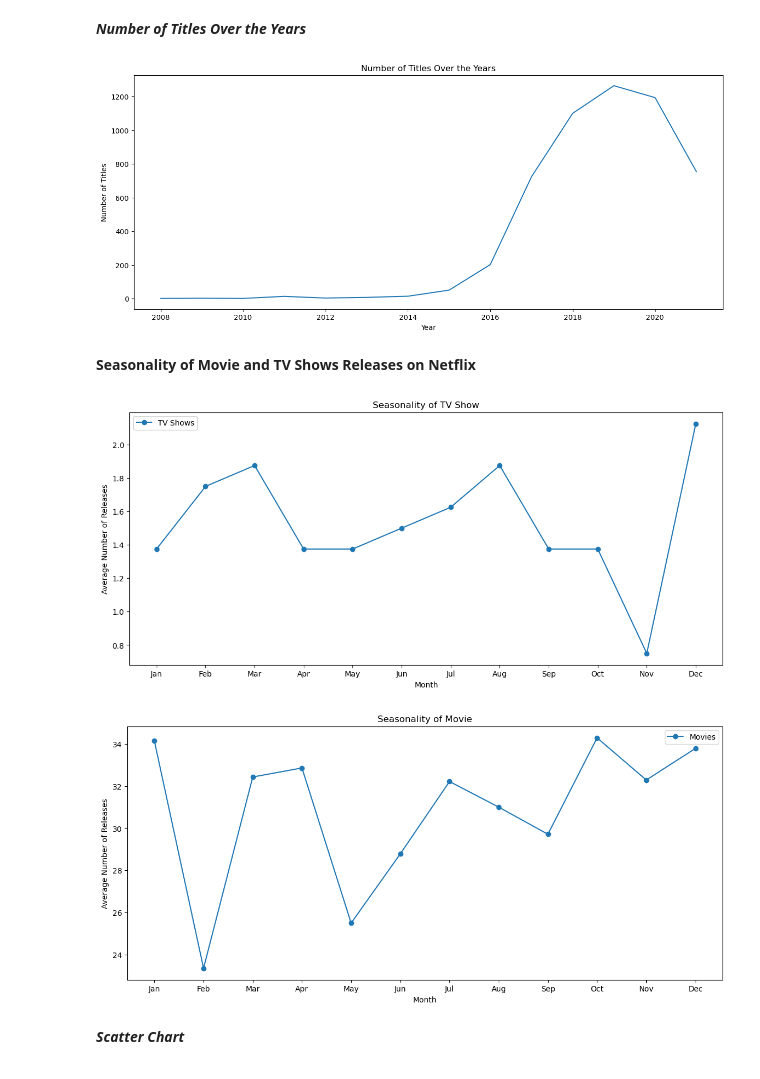
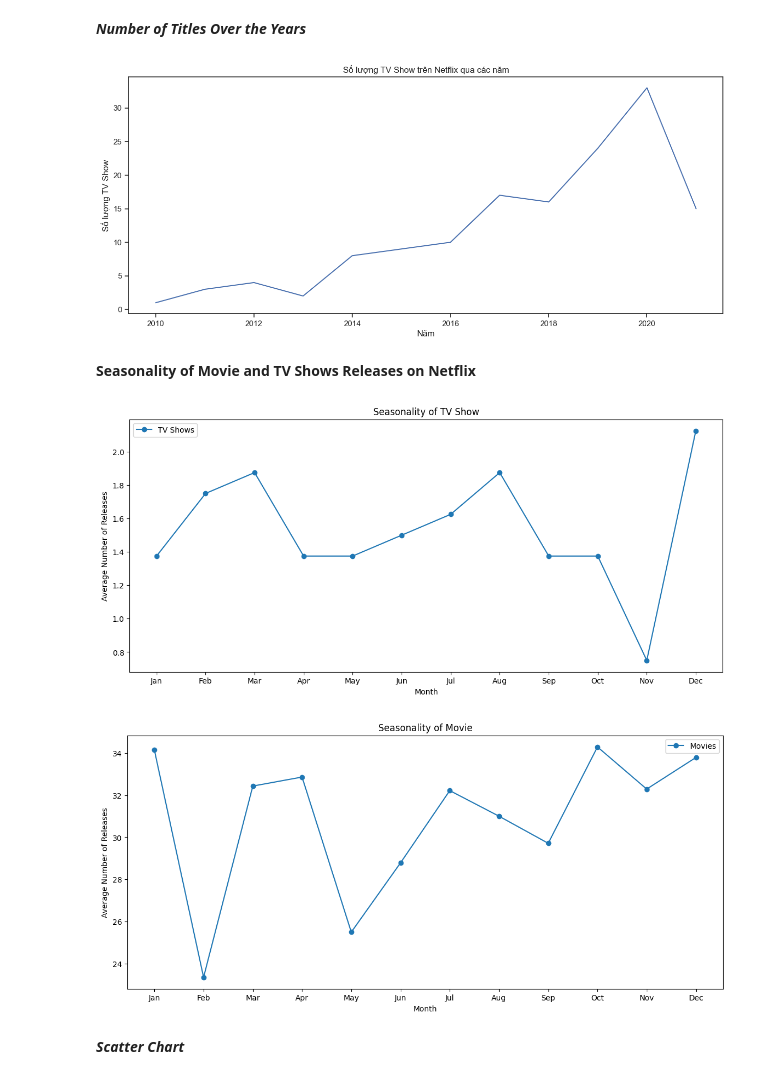
Before and after one commit to tranhuuhau2003/Project-PTDL, a Jupyter notebook: Untitled.ipynb, the cells around one changed output. Cells and saved outputs as stored; diff of their text form; code cells hidden in the pictures.

```diff
--- a/Untitled.ipynb
+++ b/Untitled.ipynb
@@ -15,9 +15,7 @@ warnings.filterwarnings("ignore")
 
 spark = SparkSession.builder.appName("Project").getOrCreate()
 
-path = "C:\\Users\\tranh\\PTDL_disk(C)\\project\\"
-
-df = pd.read_csv(path + "netflix_titles.csv")
+df = pd.read_csv("netflix_titles.csv")
 df = df.dropna()
 df.head()
 # %% [output]
@@ -27,3 +25,15 @@ df.head()
 | 9 | s10 | Movie | The Starling | Theodore Melfi | Melissa McCarthy, Chris O'Dowd, K... | United States | September 24, 2021 | 2021 | PG-13 | 104 min | ... |
 | 12 | s13 | Movie | Je Suis Karl | Christian Schwochow | Luna Wedler, Jannis Niewöhner, Mi... | Germany, Czech Republic | September 23, 2021 | 2021 | TV-MA | 127 min | ... |
 | 24 | s25 | Movie | Jeans | S. Shankar | Prashanth, Aishwarya Rai Bachchan... | India | September 21, 2021 | 1998 | TV-14 | 166 min | ... |
+# %%
+# Import seaborn
+import seaborn as sns
+
+# Set the style of seaborn
+sns.set(style="ticks")
+
+# Vẽ biểu đồ lmplot
+sns.lmplot(x='release_year', y='duration', data=df)
+
+# Hiển thị biểu đồ
+plt.show()
@@ -70,21 +82,20 @@ df['month'] = df['date_added'].dt.month
 # %% [markdown]
 ***Number of Titles Over the Years***
 # %%
-#extract year from 'date_added'
-df['year_added'] = df['date_added'].dt.year
+# Đếm số lượng TV Show trong mỗi năm từ năm 2010 trở đi
+movie_counts = df[df['type'] == 'TV Show'][df['release_year'] >= 2010].groupby('release_year')['title'].count()
 
-#count the number of titles added each year
-title_counts = df.groupby('year_added')['title'].count()
+# Vẽ biểu đồ
+import matplotlib.pyplot as plt
 
-#plot the trend
 plt.figure(figsize=(15, 6))
-title_counts.plot(kind='line')
-plt.title('Number of Titles Over the Years')
-plt.xlabel('Year')
-plt.ylabel('Number of Titles')
+movie_counts.plot(kind='line')
+plt.title('Số lượng TV Show trên Netflix qua các năm')
+plt.xlabel('Năm')
+plt.ylabel('Số lượng TV Show')
 plt.show()
 # %% [output]
-[figure, old version]
+[figure, new version]
 # %% [markdown]
 ****Seasonality of Movie and TV Shows Releases on Netflix****
 # %%
@@ -120,8 +131,8 @@ plt.xticks(range(1, 13), ['Jan', 'Feb', 'Mar', 'Apr', 'May', 'Jun', 'Jul', 'Aug'
 plt.legend()
 plt.show()
 # %% [output]
-[figure, old version]
+[figure, new version]
-[figure, old version]
+[figure, new version]
 # %% [markdown]
 *******Scatter Chart*******
 # %% [markdown]
```
Also changed, not shown: parts of 16 cells of this notebook, 1 other file.
